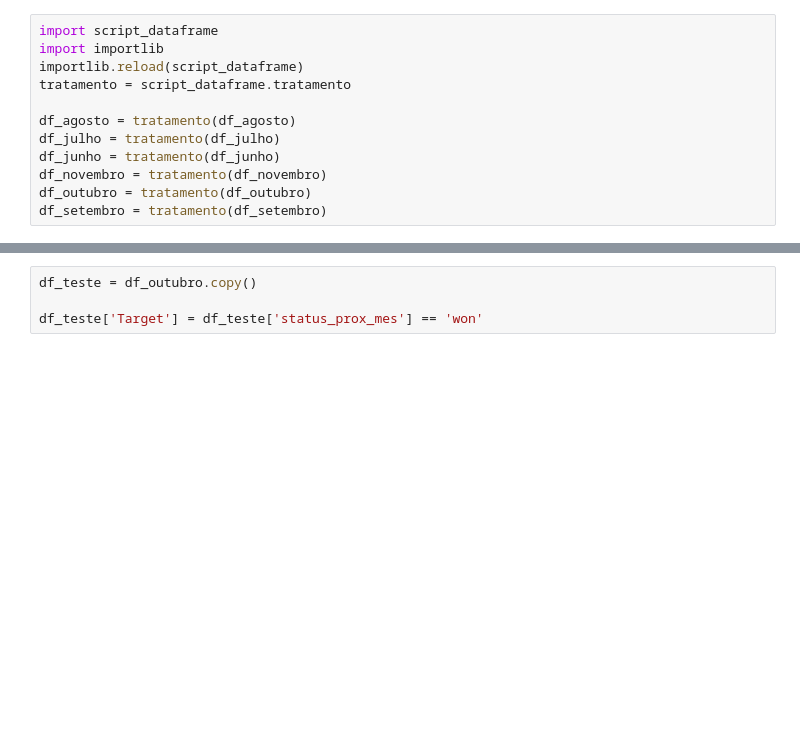
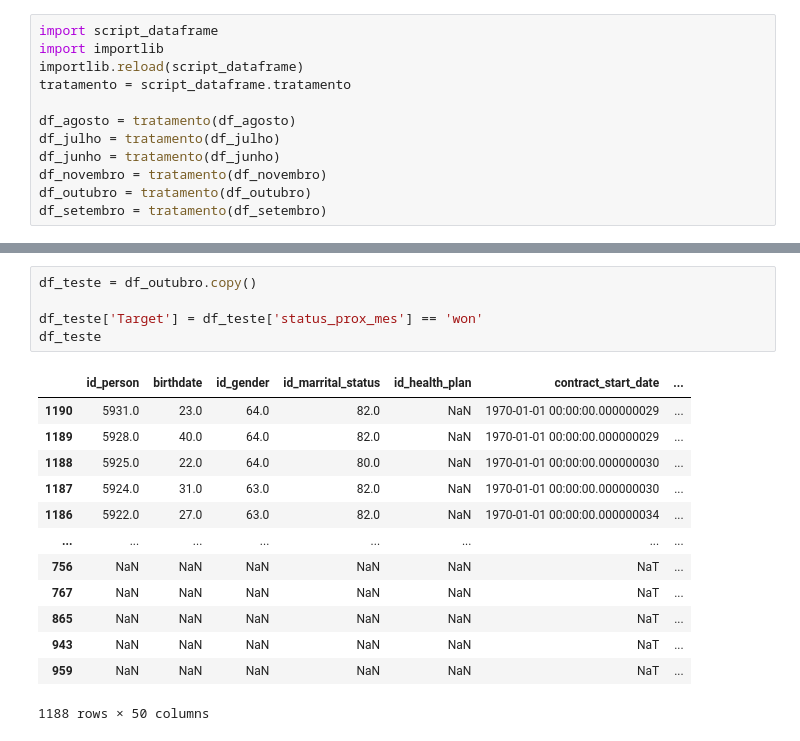
Before and after one commit to leoscarlato/deploy-sprint, a Jupyter notebook: notebooks/modelo.ipynb, the cells around one changed output, grey strips where cells are left out. Drawn from its saved outputs; the diff is of its cells as text; blank space fills up the shorter version.

```diff
--- a/notebooks/modelo.ipynb
+++ b/notebooks/modelo.ipynb
@@ -372,7 +393,22 @@ Name: status_prox_mes, dtype: int64
 # %%
 df_teste = df_outubro.copy()
 
 df_teste['Target'] = df_teste['status_prox_mes'] == 'won'
+df_teste
+# %% [output]
+|  | id_person | birthdate | id_gender | id_marrital_status | id_health_plan | contract_start_date | ... |
+| 1190 | 5931.0 | 23.0 | 64.0 | 82.0 | NaN | 1970-01-01 00:00:00.000000029 | ... |
+| 1189 | 5928.0 | 40.0 | 64.0 | 82.0 | NaN | 1970-01-01 00:00:00.000000029 | ... |
+| 1188 | 5925.0 | 22.0 | 64.0 | 80.0 | NaN | 1970-01-01 00:00:00.000000030 | ... |
+| 1187 | 5924.0 | 31.0 | 63.0 | 82.0 | NaN | 1970-01-01 00:00:00.000000030 | ... |
+| 1186 | 5922.0 | 27.0 | 63.0 | 82.0 | NaN | 1970-01-01 00:00:00.000000034 | ... |
+| ... | ... | ... | ... | ... | ... | ... | ... |
+| 756 | NaN | NaN | NaN | NaN | NaN | NaT | ... |
+| 767 | NaN | NaN | NaN | NaN | NaN | NaT | ... |
+| 865 | NaN | NaN | NaN | NaN | NaN | NaT | ... |
+| 943 | NaN | NaN | NaN | NaN | NaN | NaT | ... |
+| 959 | NaN | NaN | NaN | NaN | NaN | NaT | ... |
+1188 rows × 50 columns
 # %%
 corr = df_teste.corr(numeric_only=True)
 corr
```
Also changed, not shown: parts of 20 cells of this notebook.
